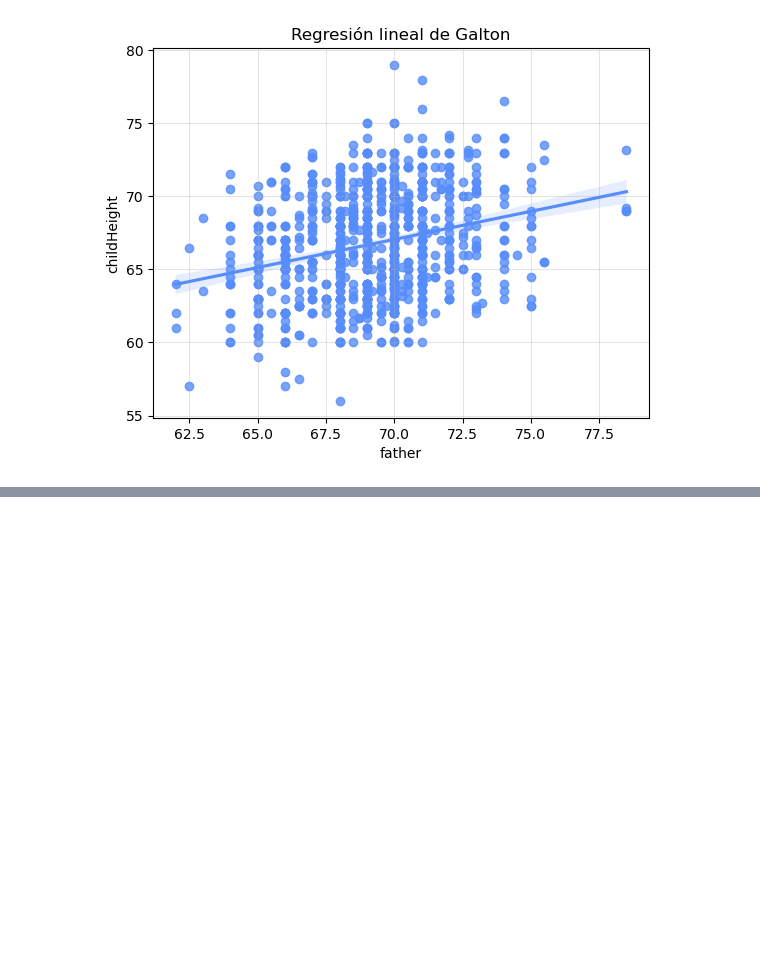
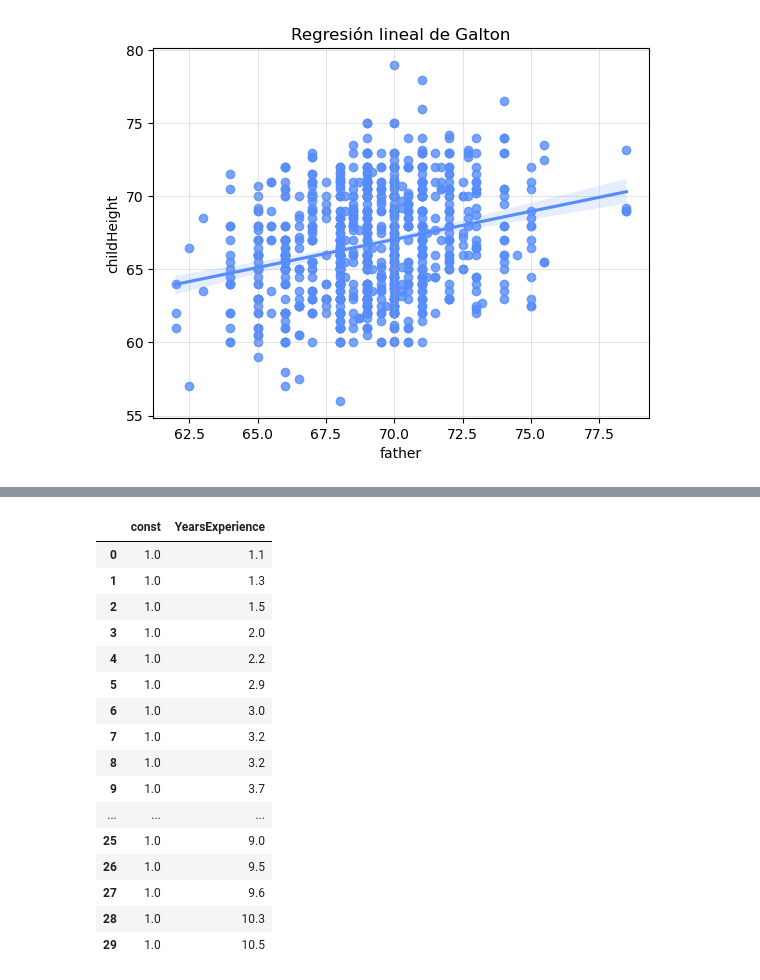
Before and after one commit to alfredo203/economia_inteligencia_artificial, a Jupyter notebook: Python/Cap 3 Principios de aprendizaje automatizado/Regresion Lineal.ipynb, the cells around one changed output, grey strips where cells are left out. Saved outputs shown, nothing was run; the diff lists cells and outputs as text; code cells hidden in the pictures; blank space fills up the shorter version.

```diff
--- a/Python/Cap 3 Principios de aprendizaje automatizado/Regresion Lineal.ipynb
+++ b/Python/Cap 3 Principios de aprendizaje automatizado/Regresion Lineal.ipynb
@@ -36,0 +86,7 @@ plt.show()
+# %%
+# Definimos las variables para el modelo de regresion simple
+# y: variable dependiente o respuesta (salario que queremos explicar)
+# X: variable independiente o predictora (anios de experiencia acumulada)
+
+X = df['YearsExperience'] # anios de experiencia laboral
+y = df['Salary'] # salario anual en dolares
@@ -36,0 +139,25 @@ plt.show()
+# %%
+# Agregamos una columna constante de unos a la matriz X usando sm.add_constant
+# Esto permite estimar el intercepto B0 (salario base cuando la experiencia es cero)
+X_const = sm.add_constant(X)
+
+# Visualizamos la nueva matriz que incluye la columna constante 'const'
+X_const
+# %% [output]
+|  | const | YearsExperience |
+| 0 | 1.0 | 1.1 |
+| 1 | 1.0 | 1.3 |
+| 2 | 1.0 | 1.5 |
+| 3 | 1.0 | 2.0 |
+| 4 | 1.0 | 2.2 |
+| 5 | 1.0 | 2.9 |
+| 6 | 1.0 | 3.0 |
+| 7 | 1.0 | 3.2 |
+| 8 | 1.0 | 3.2 |
+| 9 | 1.0 | 3.7 |
+| ... | ... | ... |
+| 25 | 1.0 | 9.0 |
+| 26 | 1.0 | 9.5 |
+| 27 | 1.0 | 9.6 |
+| 28 | 1.0 | 10.3 |
+| 29 | 1.0 | 10.5 |
```
Also changed, not shown: parts of 8 cells of this notebook, 14 other files.
